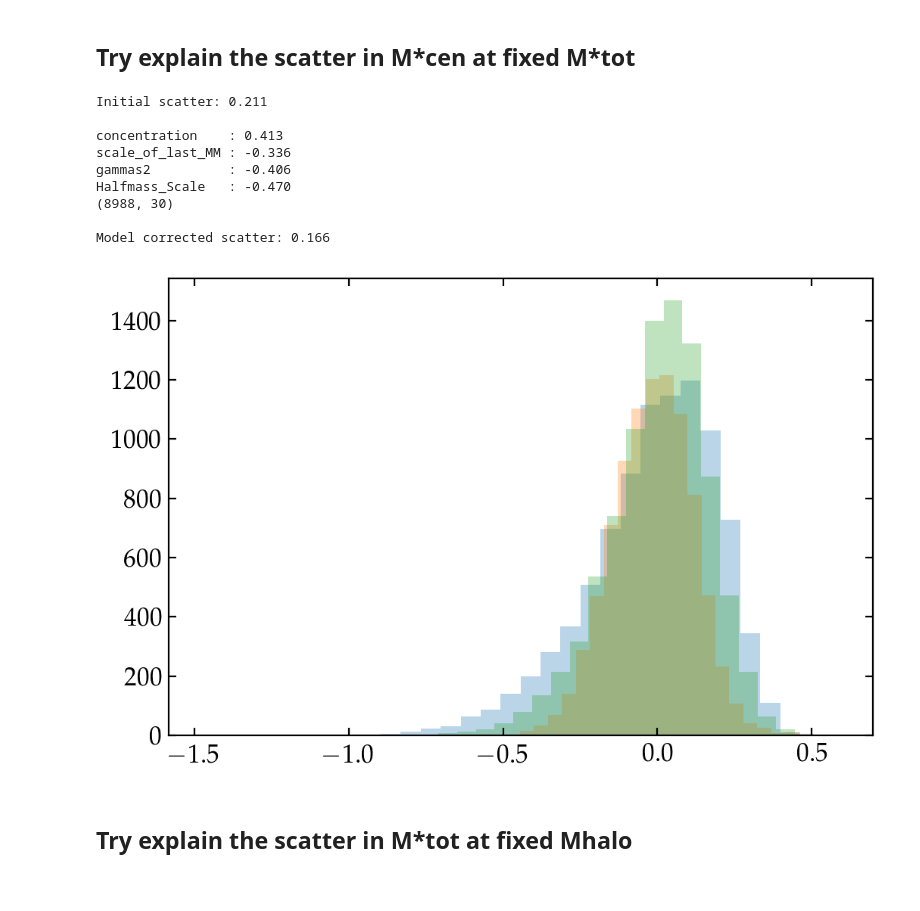
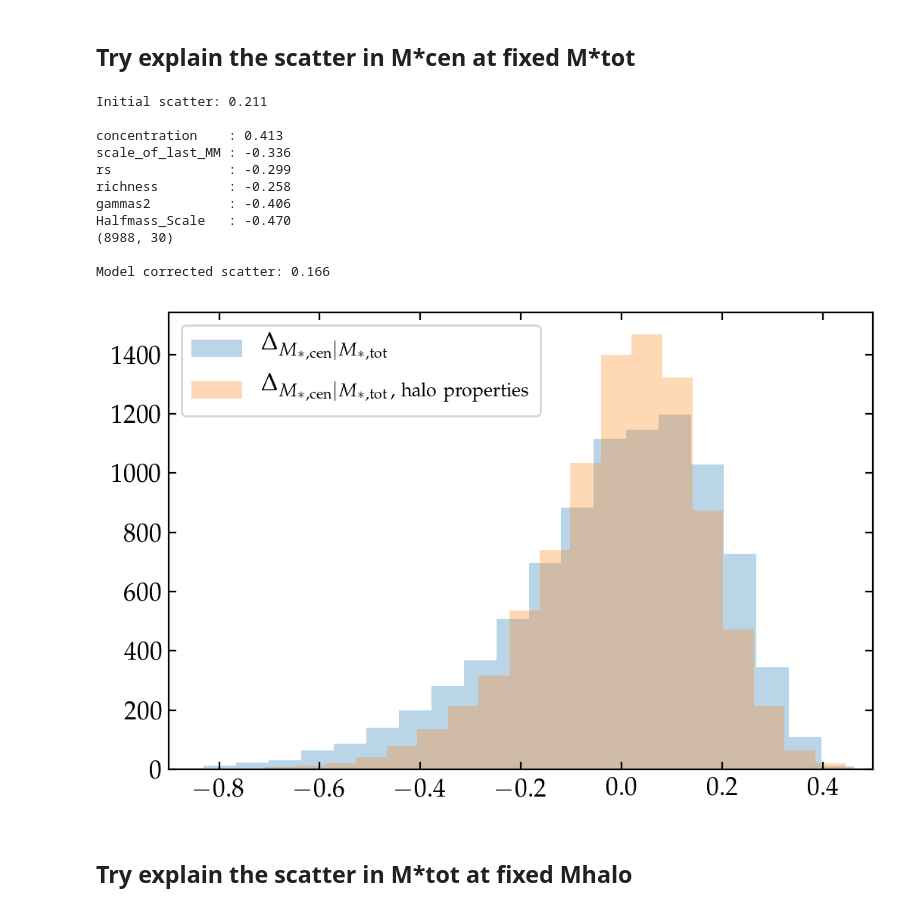
Before and after one commit to dr-guangtou/asap, a Jupyter notebook: cb/Final.ipynb, the cells around one changed output. Saved outputs shown, nothing was run; the diff lists cells and outputs as text; code cells hidden in the pictures.

```diff
--- a/cb/Final.ipynb
+++ b/cb/Final.ipynb
@@ -232,18 +232,24 @@ tot [0.04642428 0.05754665 0.04448754 0.06187847 0.07321136 0.09144317 0.1131806
 [figure]
 # %% [markdown]
 # Physical origin of scatter
+# %%
+# Remember which data you are using!
+dhc = data_halo_cut
+richn = richness["richness"][["id", "richness"]]
+use_cut_data = False
 # %%
 # We define these biases - the difference between the predicted (from the bestfit) and the actual
 # We will then try and explain the bias using other halo paramters
-cens_bias = halo_info.get_sm_bias(data_halo_cut["cen"], include_id=True)
+
+cens_bias = halo_info.get_sm_bias(dhc["cen"], include_id=True, use_cut_data=use_cut_data)
 cens_bias = pd.DataFrame(cens_bias).set_index("id")
 cens_bias = cens_bias.rename(columns={"sm_bias": "cen_sm_bias"})
 
-tot_bias = halo_info.get_sm_bias(data_halo_cut["tot"], include_id=True)
+tot_bias = halo_info.get_sm_bias(dhc["tot"], include_id=True, use_cut_data=use_cut_data)
 tot_bias = pd.DataFrame(tot_bias).set_index("id")
 tot_bias = tot_bias.rename(columns={"sm_bias": "tot_sm_bias"})
 
-df = data.unify(data_halo_cut, "cen", "tot", append=[tot_bias, cens_bias])
+df = data.unify(dhc, "cen", "tot", append=[tot_bias, cens_bias], use_cut_data=use_cut_data)
 # %%
 # We also want to add the accretion rate info as that should be predictive
 df["gammas1"] = p.same_hm_dist_plots.f_acc(df, n_dyn=1) # This takes Acc_Rate_1*Tdyn and returns the unitless gamma
@@ -255,7 +261,8 @@ df["concentration"] = df["rvir"] / df["rs"]
 
 # And richness
 before_len = len(df)
-df = df.join(pd.DataFrame(richness["richness"][["id", "richness"]]).set_index("id"), how="inner")
+#df = df.join(pd.DataFrame(richness["richness"][["id", "richness"]]).set_index("id"), how="inner")
+df = df.join(pd.DataFrame(richn).set_index("id"), how="inner")
 assert len(df) == before_len
 # %% [output]
 468 here are less than 0
@@ -285,38 +292,51 @@ galaxy_properties = ["tot_sm_bias", "cen_sm_bias", "cen_halo_sm_bias", "sm_cen",
 # %%
 y = df_mc_valid["cen_halo_sm_bias"] # We are trying to explain this bias
 
 print("Initial scatter: {:.3f}\n".format(np.std(y)))
 
 available_x = list(set(df_mc_valid) - set(galaxy_properties))
 
 for col in available_x:
     rho, _ = scipy.stats.spearmanr(y, df_mc_valid[col])
-    if np.abs(rho) > 0.3: print("{:<17}: {:.3f}".format(col, rho))
+    if np.abs(rho) > 0.25: print("{:<17}: {:.3f}".format(col, rho))
 
 # Build a linear model
 x = df_mc_valid[available_x]
+"""
+print(x.shape)
+for col in list(x):
+    for poly in range(2, 10):
+        n_col = col + str(poly)
+        x[n_col] = x[col]**poly
+
+print(x.shape)
+"""
+
 coef, intercept = p.physical_correlation_plots.linear_fit(x, y, "least_squares")
 
 model = np.dot(x, coef) + intercept
 
 # Plot the comparison
 _, ax = plt.subplots()
-ax.hist(y, bins=30, label="UM", alpha=0.3)
-ax.hist(model, bins=30, label="Model", alpha=0.3)
-ax.hist(y - model, bins=30, label="Model", alpha=0.3);
-
+ax.hist(y, bins=30, label=p.labels.sm_delta_x_given_sm_y("cen", "tot"), alpha=0.3)
+#ax.hist(model, bins=30, label="Model", alpha=0.3)
+ax.hist(y - model, bins=30, label=p.labels.sm_delta_x_given_sm_y_halo_props("cen", "tot"), alpha=0.3);
+ax.legend()
+ax.set(xlim=(-0.9, 0.5))
 print("\nModel corrected scatter: {:.3f}\n".format(np.std(y - model)))
 # %% [output]
 Initial scatter: 0.211
 
 concentration    : 0.413
 scale_of_last_MM : -0.336
+rs               : -0.299
+richness         : -0.258
 gammas2          : -0.406
 Halfmass_Scale   : -0.470
 (8988, 30)
 
 Model corrected scatter: 0.166
-[figure, old version]
+[figure, new version]
 # %% [markdown]
 ## Try explain the scatter in M\*tot at fixed Mhalo
 # %%
```
Also changed, not shown: parts of 9 cells of this notebook, 6 other files.
